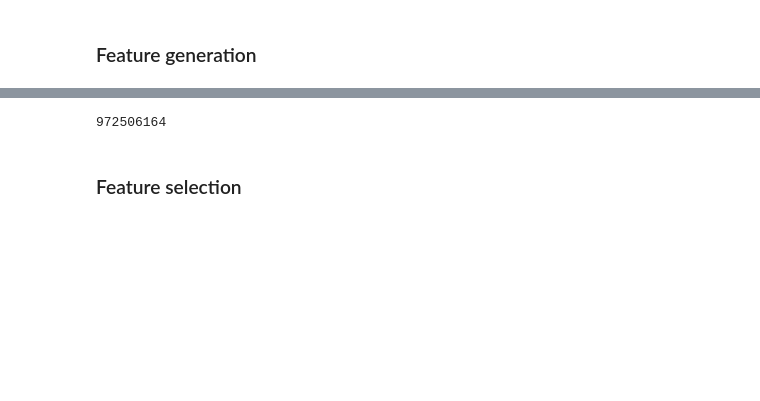
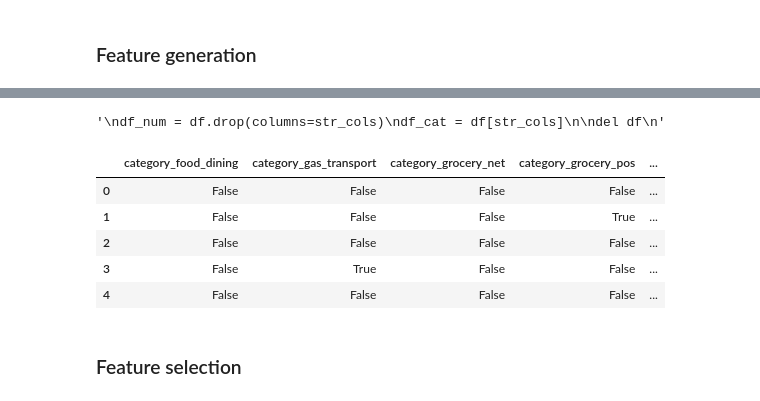
Before and after one commit to ArtemAntonov/Credit-Card-Transactions-Fraud-Detection, a Jupyter notebook: 2. Preprocessing.ipynb, the cells around one changed output, grey strips where cells are left out. Saved outputs shown, nothing was run; the diff lists cells and outputs as text; code cells hidden in the pictures; blank space fills up the shorter version.

```diff
--- a/2. Preprocessing.ipynb
+++ b/2. Preprocessing.ipynb
@@ -71,5 +38,31 @@ X_train_num
-# %%
-import sys
-print(sys.getsizeof(X_train_num))
-# %% [output]
-972506164
+# %%
+y = df['is_fraud']
+df.drop(columns='is_fraud', inplace=True)
+
+str_cols = df.select_dtypes(include='object').columns
+num_cols = df.select_dtypes(include='number').columns
+'''
+df_num = df.drop(columns=str_cols)
+df_cat = df[str_cols]
+
+del df
+'''
+# %% [output]
+'\ndf_num = df.drop(columns=str_cols)\ndf_cat = df[str_cols]\n\ndel df\n'
+# %%
+preprocessor = ColumnTransformer(
+    transformers=[
+        ('encoder', OneHotEncoder(drop='first', sparse_output=False, dtype=bool), str_cols),
+        ('transformer', PolynomialFeatures(degree=3, include_bias=False), num_cols),
+    ],
+    remainder='passthrough', verbose_feature_names_out=False).set_output(transform='pandas')
+
+df = preprocessor.fit_transform(df)
+df.head()
+# %% [output]
+|  | category_food_dining | category_gas_transport | category_grocery_net | category_grocery_pos | ... |
+| 0 | False | False | False | False | ... |
+| 1 | False | False | False | True | ... |
+| 2 | False | False | False | False | ... |
+| 3 | False | True | False | False | ... |
+| 4 | False | False | False | False | ... |
```
Also changed, not shown: parts of 22 cells of this notebook.
